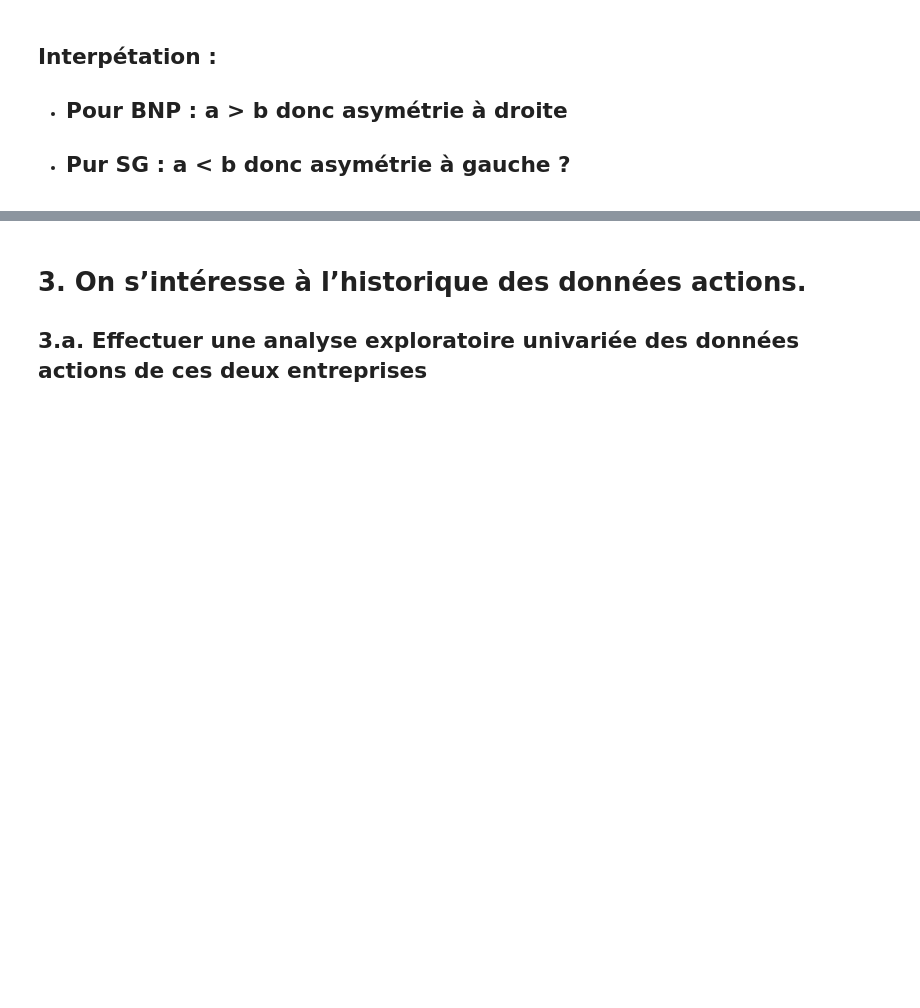
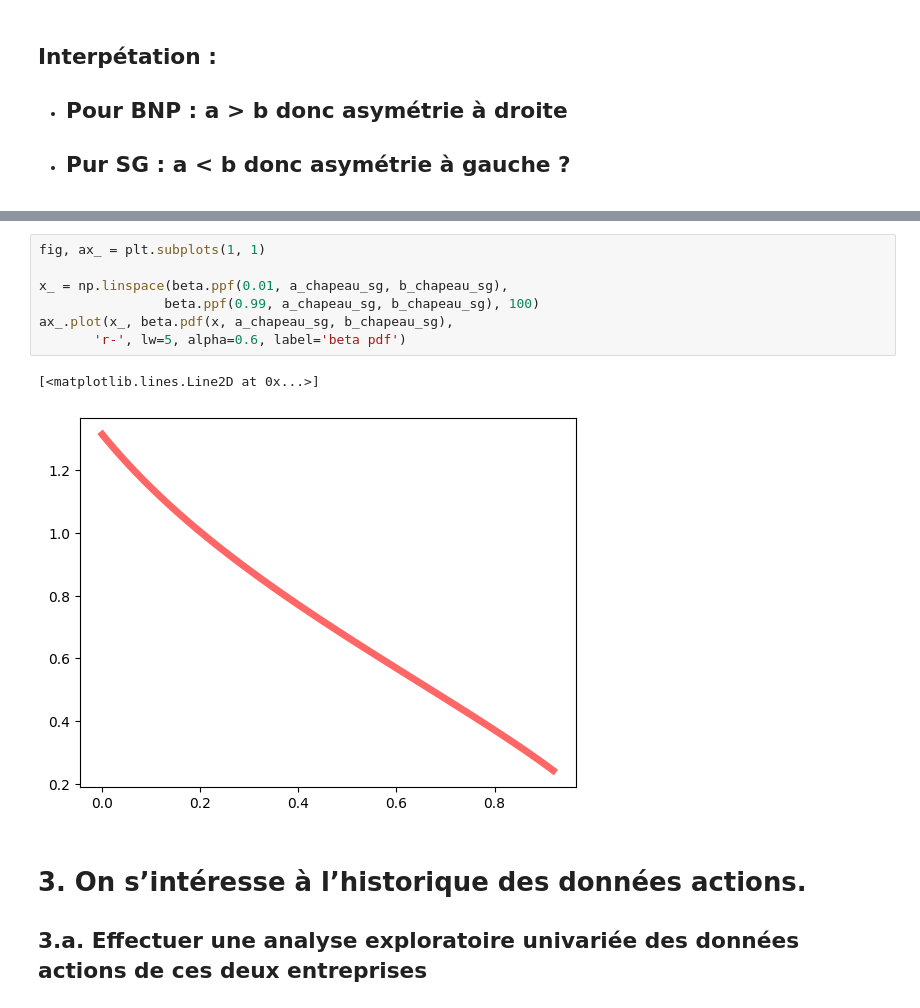
Before and after one commit to Jeangrivo/Gestion-des-Risques-Multiples, a Jupyter notebook: CreditVaR.ipynb, the cells around one changed output, grey strips where cells are left out. Saved outputs shown, nothing was run; the diff lists cells and outputs as text; blank space fills up the shorter version.

```diff
--- a/CreditVaR.ipynb
+++ b/CreditVaR.ipynb
@@ -71,3 +89,13 @@ SG Beta parameters: alpha = 0.708 beta = 1.652
+# %%
+fig, ax_ = plt.subplots(1, 1)
+
+x_ = np.linspace(beta.ppf(0.01, a_chapeau_sg, b_chapeau_sg),
+                beta.ppf(0.99, a_chapeau_sg, b_chapeau_sg), 100)
+ax_.plot(x_, beta.pdf(x, a_chapeau_sg, b_chapeau_sg),
+       'r-', lw=5, alpha=0.6, label='beta pdf')
+# %% [output]
+[<matplotlib.lines.Line2D at 0x...>]
+[figure, added]
 # %% [markdown]
 # 3. On s’intéresse à l’historique des données actions.
 ## 3.a. Effectuer une analyse exploratoire univariée des données actions de ces deux entreprises
```
Also changed, not shown: parts of 15 cells of this notebook.
